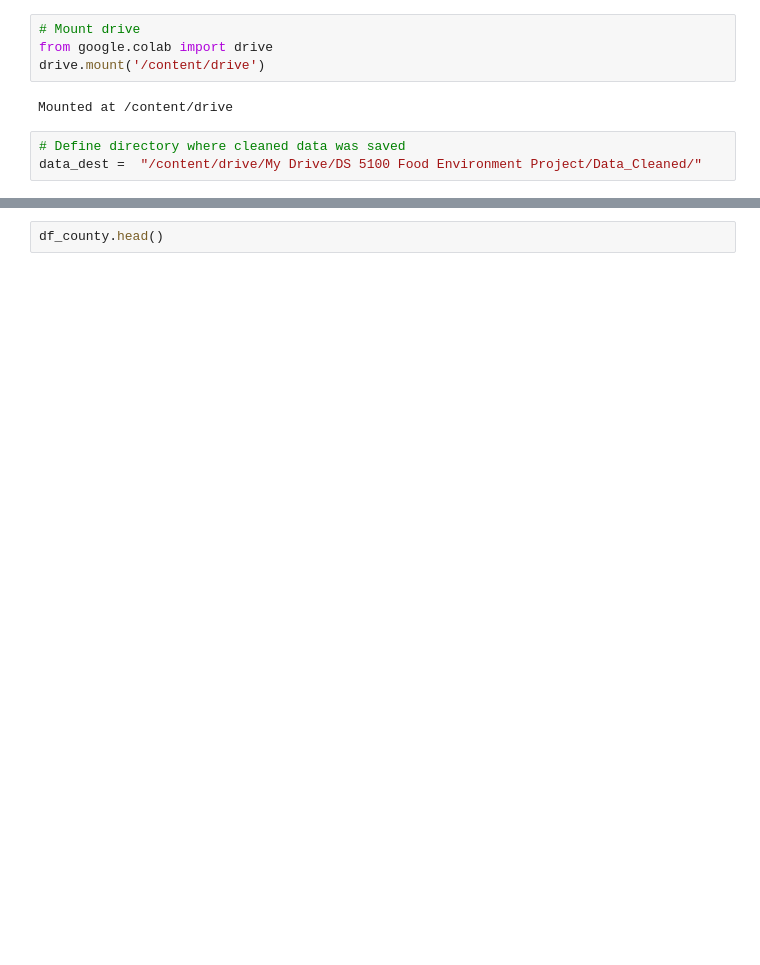
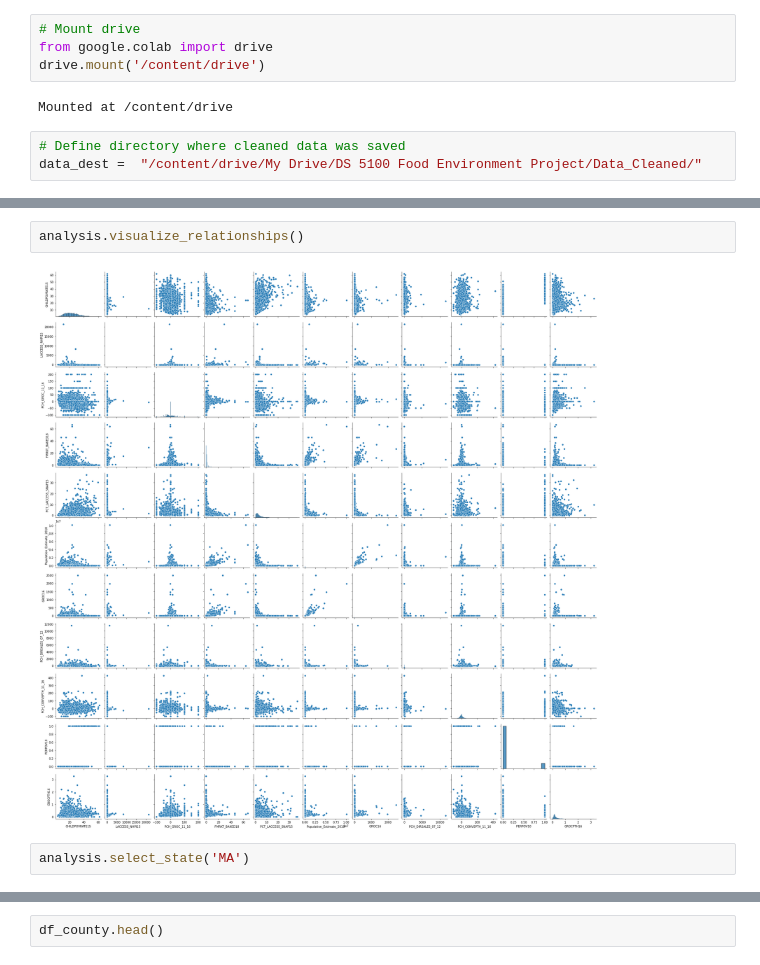
Before and after one commit to manikrajan/fe-eda, a Jupyter notebook: Python Code/Data Analysis Kaia.ipynb, the cells around one changed output, grey strips where cells are left out. Cells and saved outputs as stored; diff of their text form; blank space fills up the shorter version.

```diff
--- a/Python Code/Data Analysis Kaia.ipynb
+++ b/Python Code/Data Analysis Kaia.ipynb
@@ -70,0 +325,6 @@ analysis = countyAnalysis(df_county)
+# %%
+analysis.visualize_relationships()
+# %% [output]
+[figure, added]
+# %%
+analysis.select_state('MA')
```
Also changed, not shown: parts of 63 cells of this notebook, 2 other files.
